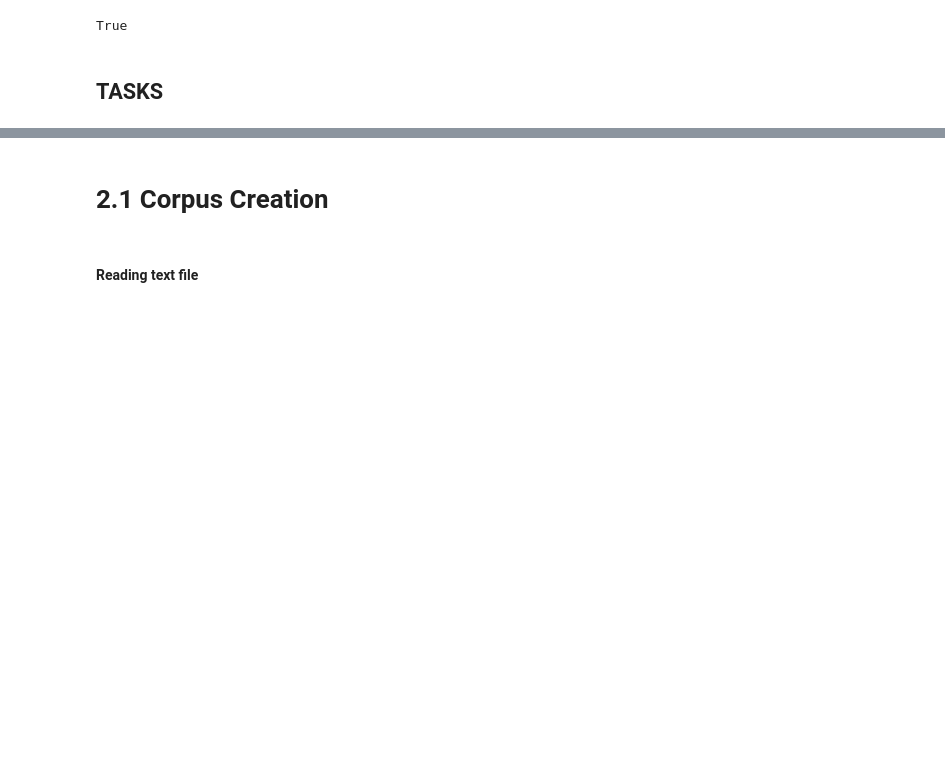
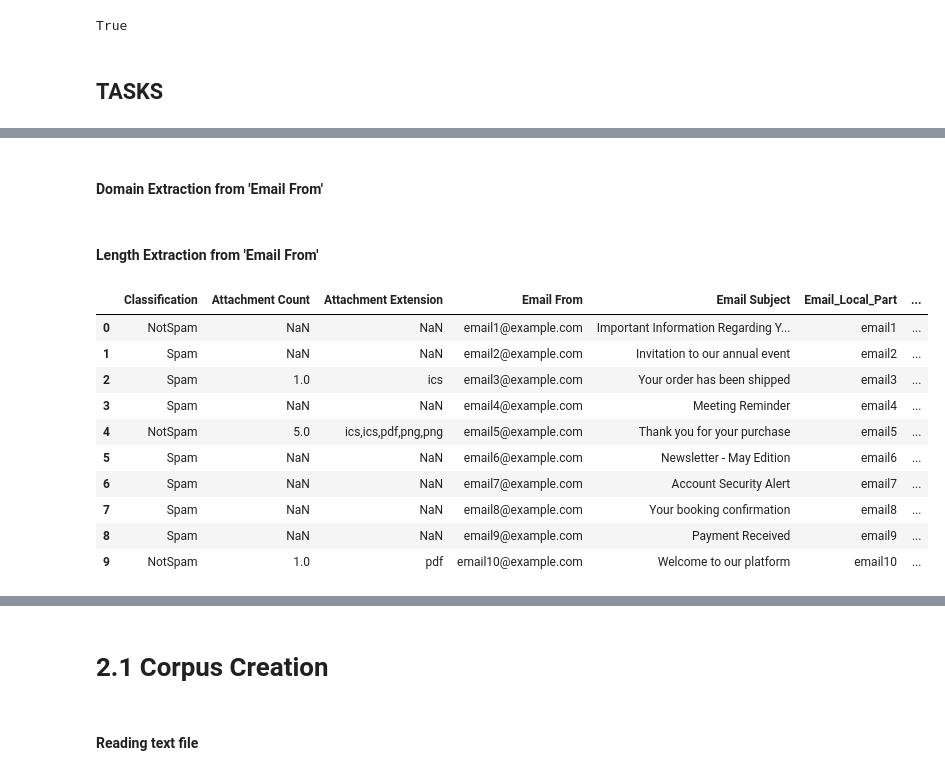
Before and after one commit to mau-JS/AIApplicationAnalysis, a Jupyter notebook: main.ipynb, the cells around one changed output, grey strips where cells are left out. Drawn from its saved outputs; the diff is of its cells as text; code cells hidden in the pictures; blank space fills up the shorter version.

Commit message:
Including basic data exploration  and email manipulation

```diff
--- a/main.ipynb
+++ b/main.ipynb
@@ -44,0 +47,3 @@ True
+# %%
+df = pd.read_csv('mailData.csv')
+df.head(5)
@@ -44,0 +70,3 @@ True
+# %%
+df['Email_Local_Part'] = df['Email From'].apply(lambda x: x.split('@')[0])
+df
@@ -44,0 +85,23 @@ True
+# %% [markdown]
+#### Domain Extraction from 'Email From'
+# %%
+df['Domain'] = df['Email From'].apply(lambda x: x.split('@')[1])
+df['Second_Level_Domain'] = df['Domain'].apply(lambda x: x.split('.')[-2] if len(x.split('.')) > 1 else x)
+df['Top_Level_Domain'] = df['Domain'].apply(lambda x: x.split('.')[-1])
+# %% [markdown]
+#### Length Extraction from 'Email From'
+# %%
+df['Email_Length'] = df['Email From'].apply(len)
+df
+# %% [output]
+|  | Classification | Attachment Count | Attachment Extension | Email From | Email Subject | Email_Local_Part | ... |
+| 0 | NotSpam | NaN | NaN | email1@example.com | Important Information Regarding Y... | email1 | ... |
+| 1 | Spam | NaN | NaN | email2@example.com | Invitation to our annual event | email2 | ... |
+| 2 | Spam | 1.0 | ics | email3@example.com | Your order has been shipped | email3 | ... |
+| 3 | Spam | NaN | NaN | email4@example.com | Meeting Reminder | email4 | ... |
+| 4 | NotSpam | 5.0 | ics,ics,pdf,png,png | email5@example.com | Thank you for your purchase | email5 | ... |
+| 5 | Spam | NaN | NaN | email6@example.com | Newsletter - May Edition | email6 | ... |
+| 6 | Spam | NaN | NaN | email7@example.com | Account Security Alert | email7 | ... |
+| 7 | Spam | NaN | NaN | email8@example.com | Your booking confirmation | email8 | ... |
+| 8 | Spam | NaN | NaN | email9@example.com | Payment Received | email9 | ... |
+| 9 | NotSpam | 1.0 | pdf | email10@example.com | Welcome to our platform | email10 | ... |
```
Also changed, not shown: parts of 14 cells of this notebook.
